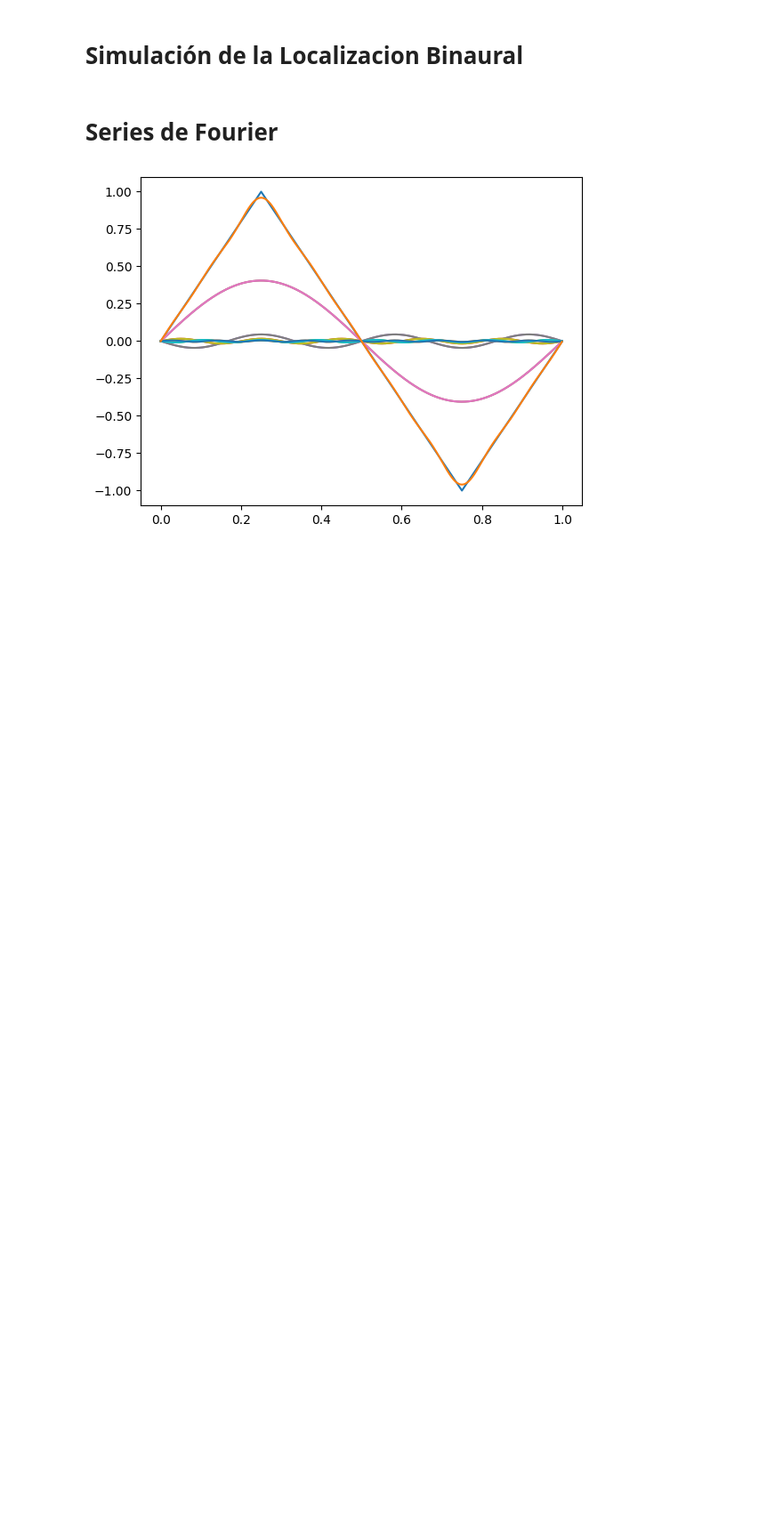
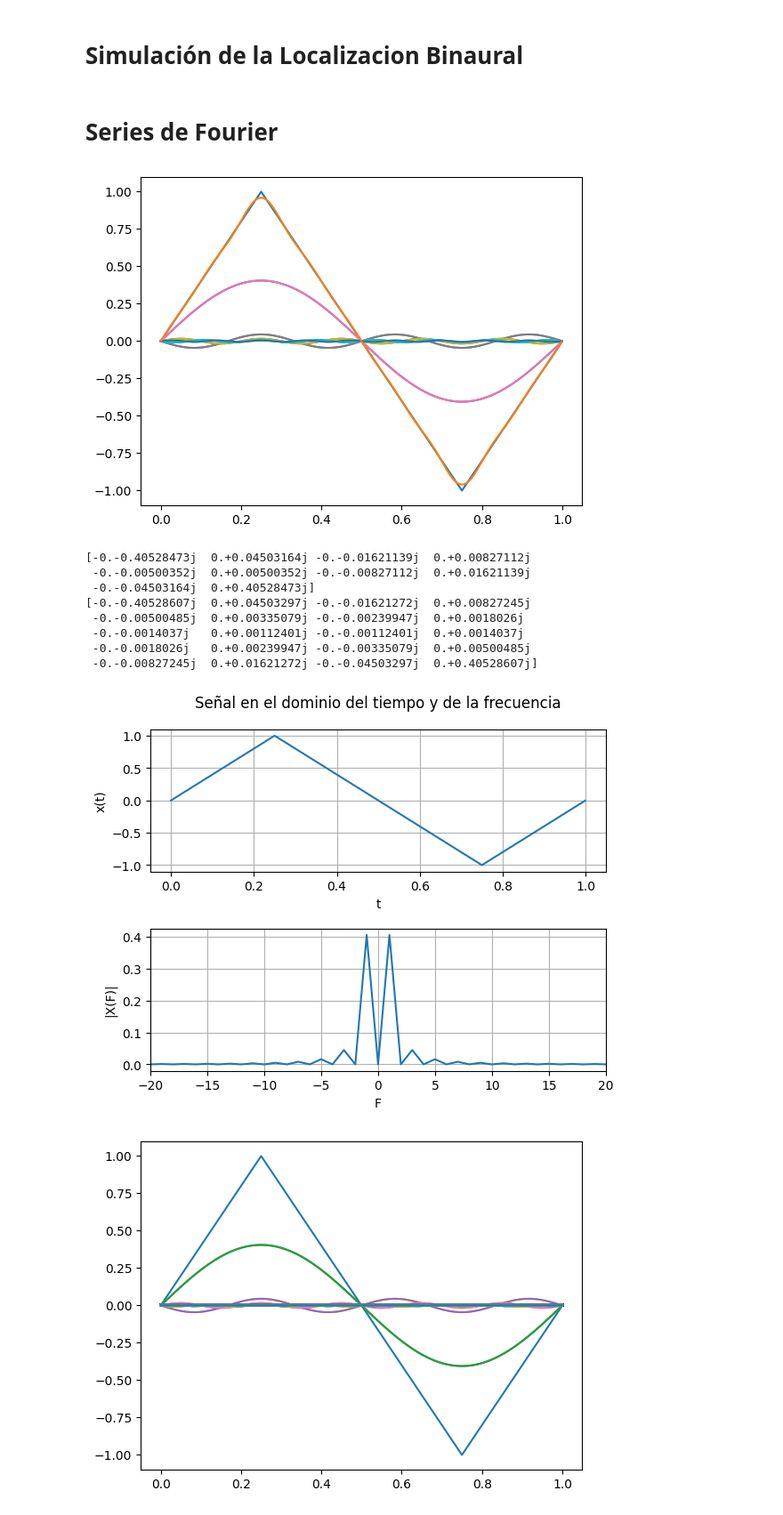
Before and after one commit to andresosorios23/digital_signal_processing, a Jupyter notebook: task_1/task.ipynb, the cells around one changed output. Shown at 89% size. Cells and saved outputs as stored; diff of their text form; code cells hidden in the pictures; blank space fills up the shorter version.

```diff
--- a/task_1/task.ipynb
+++ b/task_1/task.ipynb
@@ -404,38 +350,42 @@ F = ((np.arange(0, len(triangle_signal)))/len(triangle_signal)-0.5)*1000
 print(1j*np.imag(np.fft.fftshift(coefficients)))
 Xunshifted = np.fft.fft(triangle_signal)/len(triangle_signal)
 print(1j * np.imag(Xunshifted[abs(Xunshifted) > 1e-3]))
 
 harmonics = []
 
 Xfiltered = X[abs(X) > 1e-3]
 terms = list(range(-len(Xunshifted) // 2, len(Xunshifted) // 2))
 
-print(terms)
-print (X)
 for index, k in enumerate(X):
-
-
-        harmonics.append(
-
-            k * (np.exp(1j * 2 * np.pi * terms[index] * t))
-        )
+    harmonics.append(k * (np.exp(1j * 2 * np.pi * terms[index] * t)))
 
 
 fig, (ax1, ax2) = plt.subplots(2, 1)
 plt.subplots_adjust(left=0.1, bottom=0.1, right=0.9, top=0.9, wspace=0.4, hspace=0.4)
 fig.suptitle("Señal en el dominio del tiempo y de la frecuencia")
 ax1.plot(t, triangle_signal)
 ax1.set_ylabel("x(t)")
 ax1.set_xlabel("t")
 ax1.grid()
 ax2.plot(F, abs(X))
 ax2.set_ylabel("|X(F)|")
 ax2.set_xlabel("F")
 ax2.set_xlim([-20,20])
 ax2.grid()
 
 
 plt.subplots()
 plt.plot(t, sum(harmonics))
 for harmonic in harmonics:
     plt.plot(t, harmonic)
+# %% [output]
+[-0.-0.40528473j  0.+0.04503164j -0.-0.01621139j  0.+0.00827112j
+ -0.-0.00500352j  0.+0.00500352j -0.-0.00827112j  0.+0.01621139j
+ -0.-0.04503164j  0.+0.40528473j]
+[-0.-0.40528607j  0.+0.04503297j -0.-0.01621272j  0.+0.00827245j
+ -0.-0.00500485j  0.+0.00335079j -0.-0.00239947j  0.+0.0018026j
+ -0.-0.0014037j   0.+0.00112401j -0.-0.00112401j  0.+0.0014037j
+ -0.-0.0018026j   0.+0.00239947j -0.-0.00335079j  0.+0.00500485j
+ -0.-0.00827245j  0.+0.01621272j -0.-0.04503297j  0.+0.40528607j]
+[figure, added]
+[figure, added]
```
Also changed, not shown: parts of 4 cells of this notebook.
